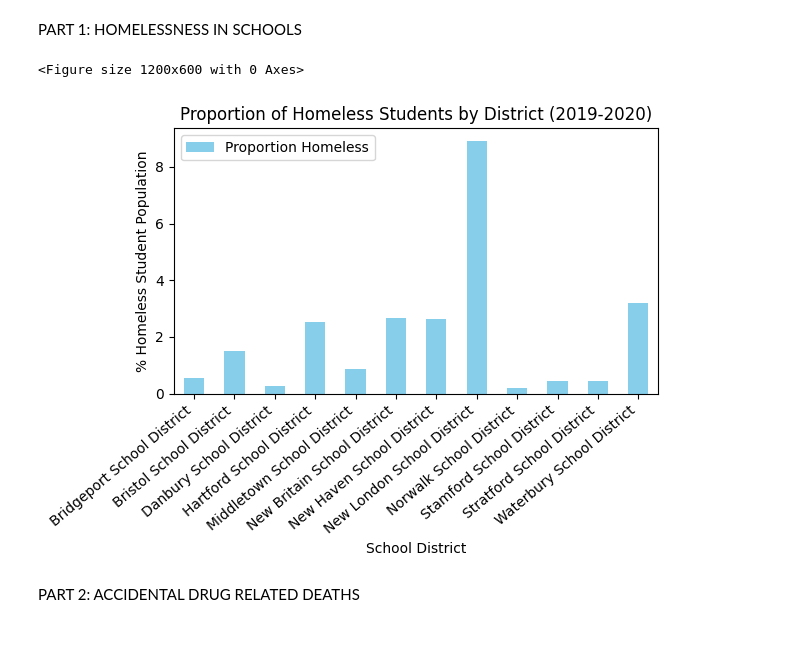
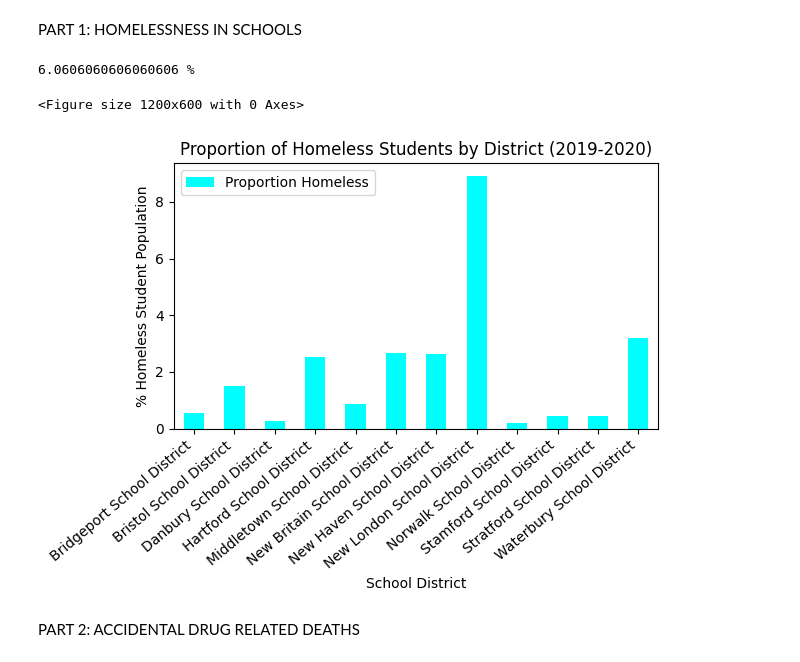
Before and after one commit to AidenManuel/CS2704-Final-Project, a Jupyter notebook: code/2019-2020.ipynb, the cells around one changed output. Saved outputs shown, nothing was run; the diff lists cells and outputs as text; code cells hidden in the pictures.

```diff
--- a/code/2019-2020.ipynb
+++ b/code/2019-2020.ipynb
@@ -28,36 +28,39 @@ attendance_data = attendance_data[attendance_data['District name'] != 'Capitol R
 all_students_data = attendance_data[attendance_data['Student group'] == 'All Students']
 homeless_students_data = attendance_data[attendance_data['Student group'] == 'Students Experiencing Homelessness']
 
+print(homeless_students_data[df.columns[1]].count() / all_students_data[df.columns[1]].count() * 100, "%")
+
 ########
 ## GROUP STUDENT COUNTS BY DISTRICTS
 #####
 all_students_attendance = all_students_data.groupby('District name')['2019-2020 student count'].mean().reset_index()
 homeless_students_attendance = homeless_students_data.groupby('District name')['2019-2020 student count'].mean().reset_index()
 
 ########
 ## MERGE DATAFRAMES ON DISTRICT NAME
 #####
 comparison_df = pd.merge(all_students_attendance, homeless_students_attendance, on='District name', suffixes=('_all_students', '_homeless_students'))
 
 ########
 ## CALCULATE PERCENTAGE OF HOMELESS STUDENTS
 #####
 comparison_df['Proportion Homeless'] = comparison_df['2019-2020 student count_homeless_students'] / comparison_df['2019-2020 student count_all_students'] * 100
 
 ########
 ## CREATE BAR GRAPH
 #####
 plt.figure(figsize=(12, 6))
-comparison_df.plot(x='District name', y='Proportion Homeless', kind='bar', color='skyblue')
+comparison_df.plot(x='District name', y='Proportion Homeless', kind='bar', color='cyan')
 plt.xlabel('School District')
 plt.ylabel('% Homeless Student Population')
 plt.title('Proportion of Homeless Students by District (2019-2020)')
 plt.xticks(rotation=40, ha='right')
 plt.tight_layout()
 plt.show()
 # %% [output]
-<Figure size 1200x600 with 0 Axes>
+6.0606060606060606 %
+<Figure size 1200x600 with 0 Axes>
-[figure, old version]
+[figure, new version]
 # %% [markdown]
 PART 2: ACCIDENTAL DRUG RELATED DEATHS
 # %%
```
Also changed, not shown: parts of 2 cells of this notebook, 2 other files.
